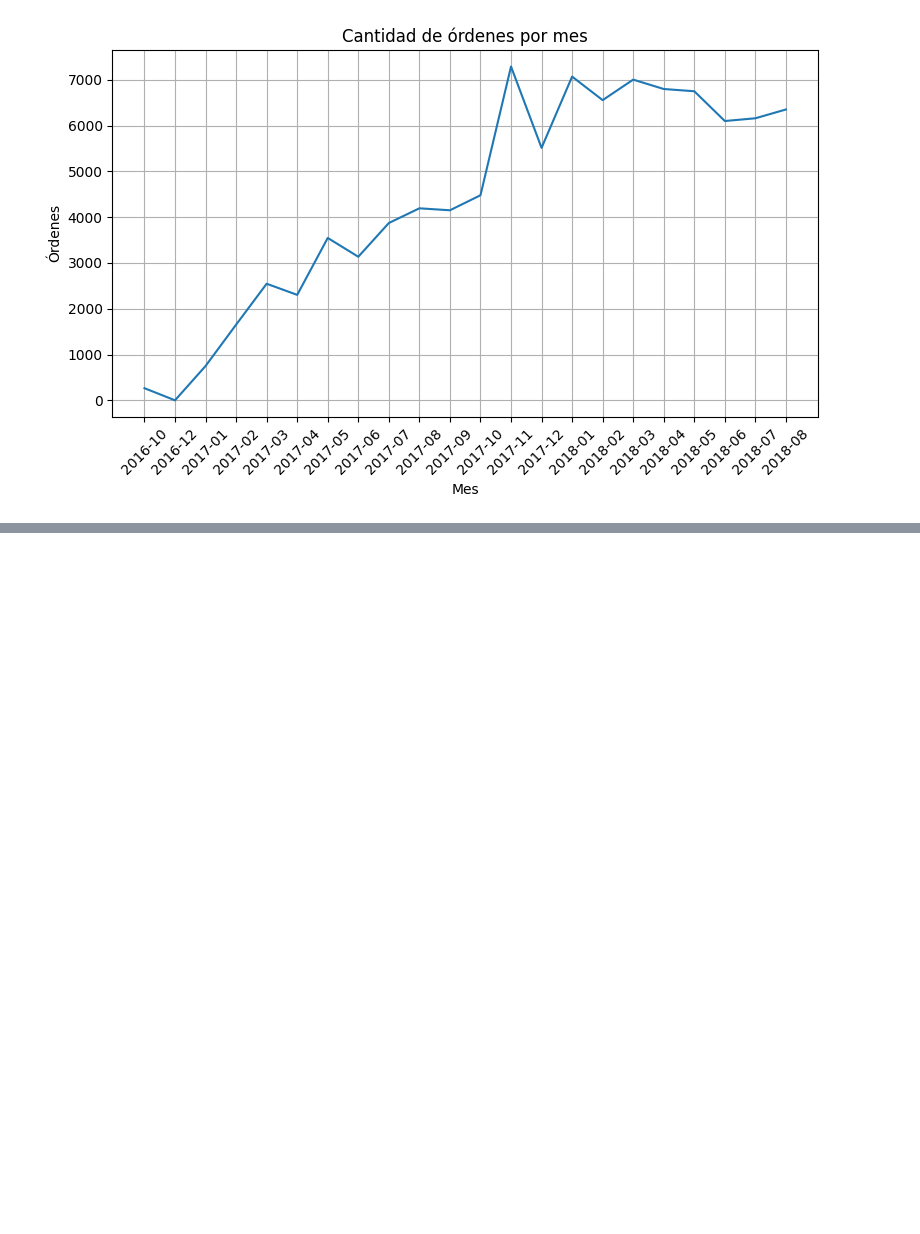
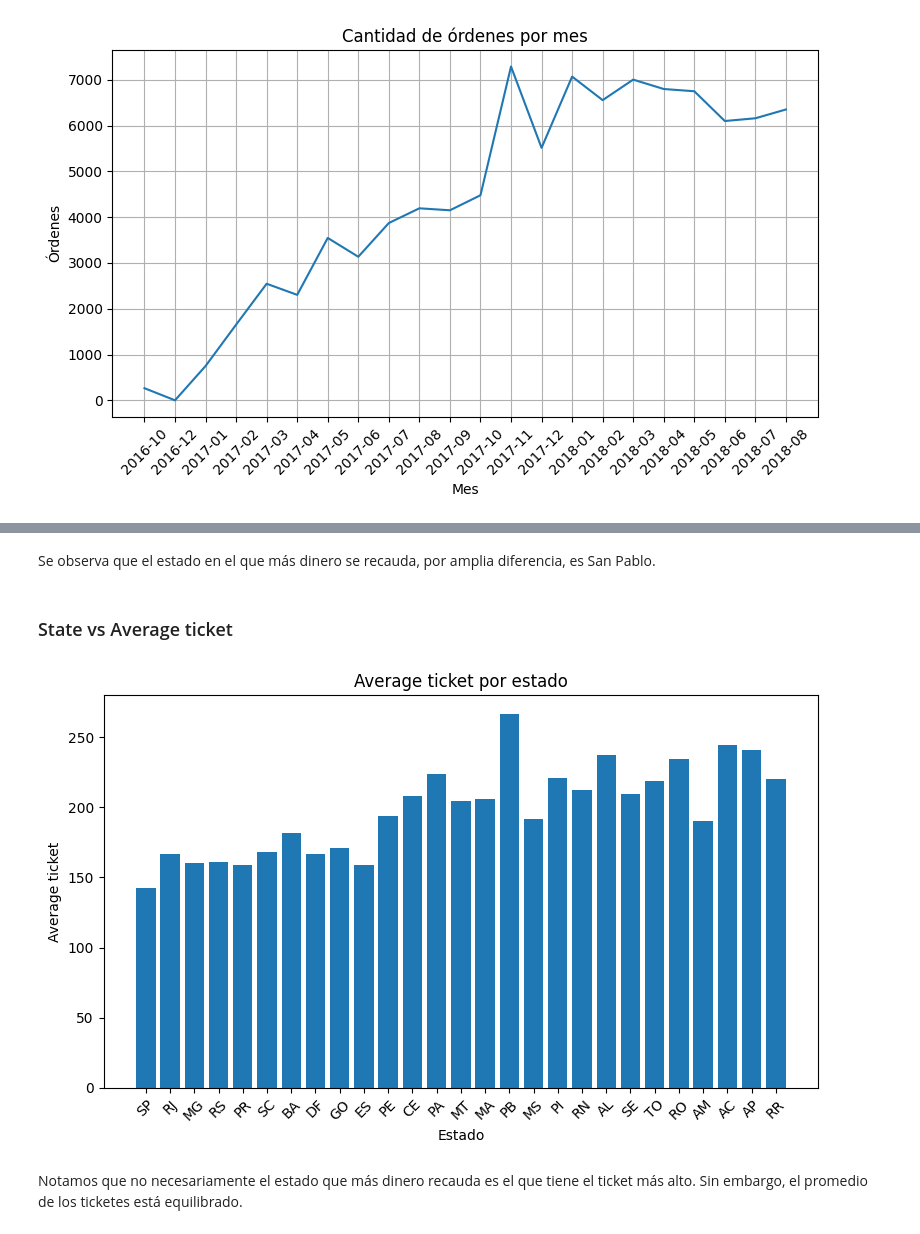
Before and after one commit to SoutoSebastian/ecommerce-analytics-sql-ml, a Jupyter notebook: notebooks/01_eda.ipynb, the cells around one changed output, grey strips where cells are left out. Drawn from its saved outputs; the diff is of its cells as text; code cells hidden in the pictures; blank space fills up the shorter version.

```diff
--- a/notebooks/01_eda.ipynb
+++ b/notebooks/01_eda.ipynb
@@ -234,0 +276,21 @@ Notamos un comportamiento similar al de revenue.
+# %% [markdown]
+Se observa que el estado en el que más dinero se recauda, por amplia diferencia, es San Pablo.
+# %% [markdown]
+### State vs Average ticket
+# %%
+plt.figure(figsize=(8,5))
+
+plt.bar(df_geo["customer_state"], df_geo["avg_ticket"])
+
+plt.title("Average ticket por estado")
+plt.xlabel("Estado")
+plt.ylabel("Average ticket")
+
+plt.xticks(rotation=45)
+plt.tight_layout()
+
+plt.show()
+# %% [output]
+[figure, added]
+# %% [markdown]
+Notamos que no necesariamente el estado que más dinero recauda es el que tiene el ticket más alto. Sin embargo, el promedio de los ticketes está equilibrado.
```
Also changed, not shown: parts of 38 cells of this notebook, 1 other file.
